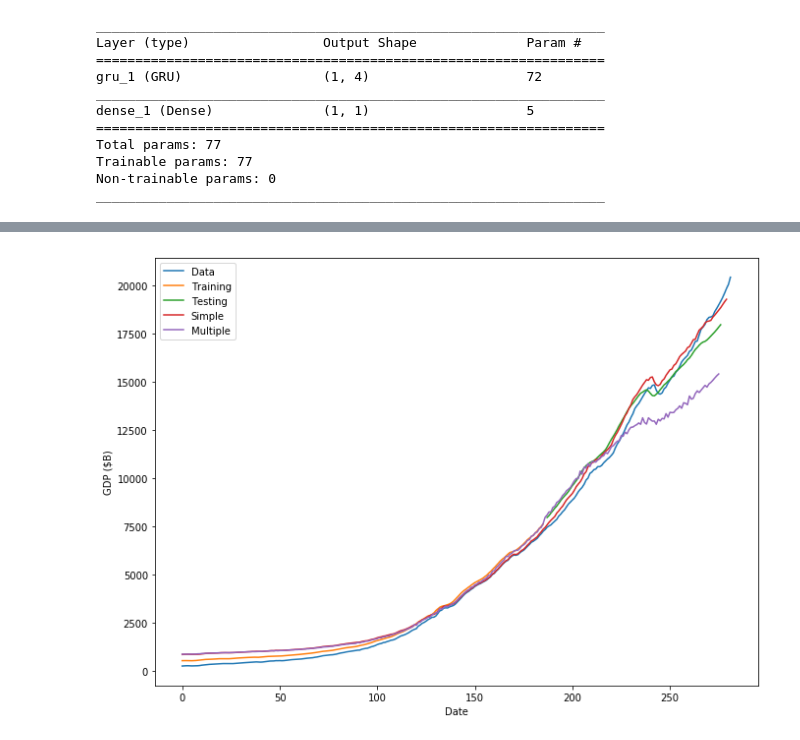
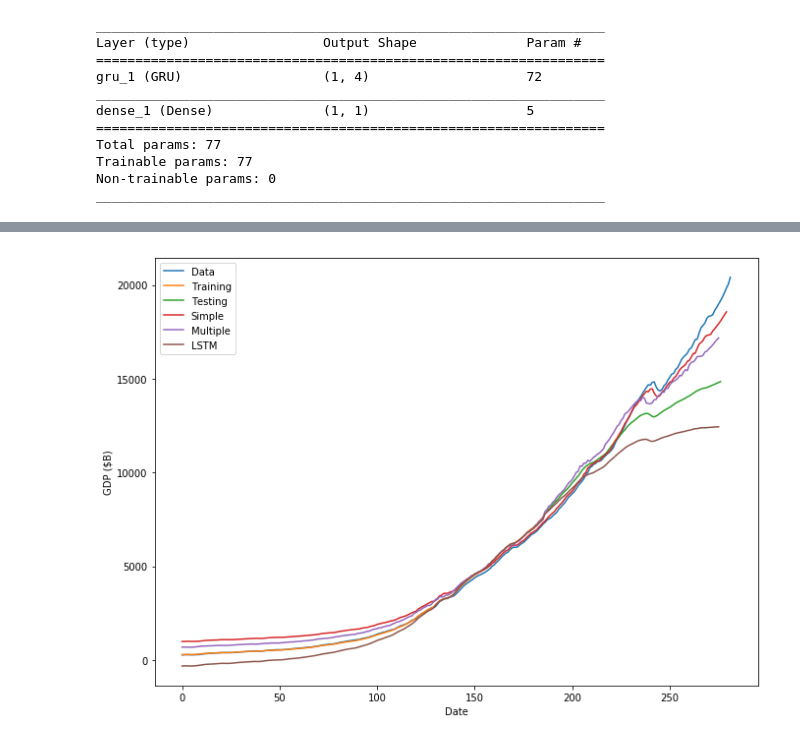
Before and after one commit to bmtgoncalves/RNN, a Jupyter notebook: RNN_Timeseries.ipynb, the cells around one changed output, grey strips where cells are left out. Saved outputs shown, nothing was run; the diff lists cells and outputs as text; code cells hidden in the pictures.

```diff
--- a/RNN_Timeseries.ipynb
+++ b/RNN_Timeseries.ipynb
@@ -133,8 +145,8 @@ _________________________________________________________________
 # %% [markdown]
 ## Train the model
 # %%
-nb_epoch = 50
+nb_epoch = 20
 batch_size = 1
 
-history = model.fit(X_train, y_train, epochs=nb_epoch, verbose=2, batch_size=batch_size, shuffle=False)
+history = model.fit(X_train, y_train, epochs=nb_epoch, verbose=1, batch_size=batch_size, shuffle=False)
 # %% [output]
@@ -491,21 +505,22 @@ Epoch 50/50
 # %%
 y2_train_pred = model.predict(X2_train, batch_size=1)
 y2_test_pred = model.predict(X2_test, batch_size=1)
 
 y2_train_pred = scaler.inverse_transform(y2_train_pred)
 y2_test_pred = scaler.inverse_transform(y2_test_pred)
 
 y2_train_orig = scaler.inverse_transform(y2_train.reshape(-1,1))
 y2_test_orig = scaler.inverse_transform(y2_test.reshape(-1,1))
 
 plt.plot(series.values, label='Data')
 plt.plot(y2_train_pred, label='Training')
 plt.plot(len(y2_train_pred)+1+np.arange(len(y2_test_pred)), y2_test_pred, label='Testing')
 plt.plot(simple, label='Simple')
 plt.plot(multiple, label='Multiple')
+plt.plot(lstm, label='LSTM')
 plt.xlabel('Date')
 plt.ylabel('GDP ($B)')
 plt.legend()
 plt.gcf().set_size_inches(11,8)
 # %% [output]
-[figure, old version]
+[figure, new version]
```
Also changed, not shown: parts of 16 cells of this notebook, 1 other file.
